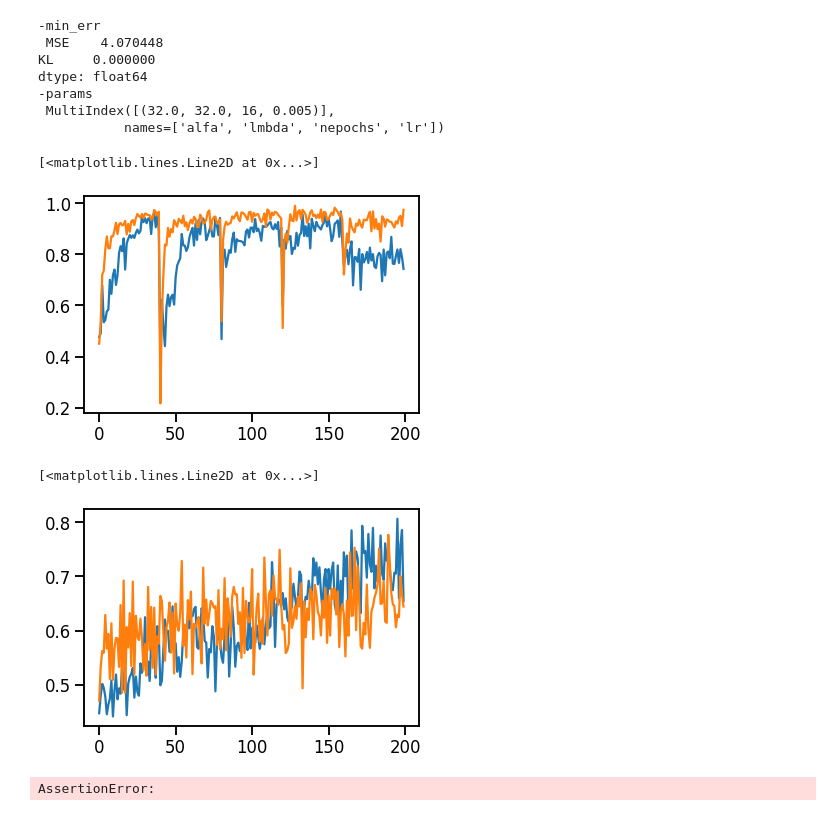
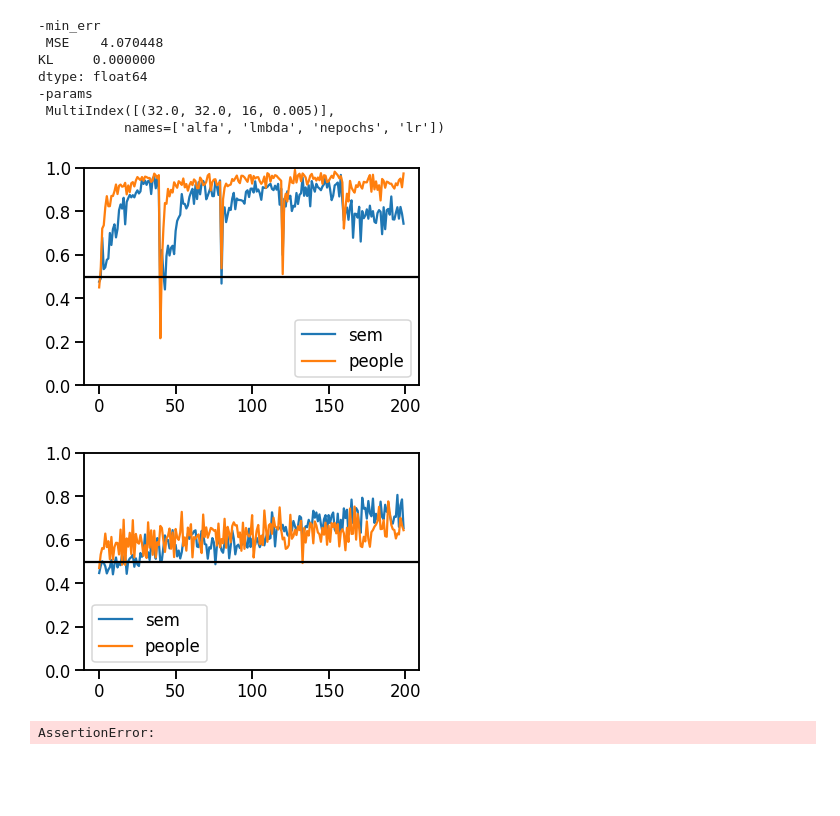
Before and after one commit to andrebeu/SEMCSW, a Jupyter notebook: NB-gs_analysis.ipynb, the cells around one changed output. Drawn from its saved outputs; the diff is of its cells as text; code cells hidden in the pictures; blank space fills up the shorter version.

```diff
--- a/NB-gs_analysis.ipynb
+++ b/NB-gs_analysis.ipynb
@@ -183,17 +181,23 @@ dtype: float64
  MultiIndex([(32.0, 32.0, 16, 0.005)],
            names=['alfa', 'lmbda', 'nepochs', 'lr'])
 # %%
-plt.plot(acc_df.loc[('blocked',*minimizing_params[0]),:].mu.values)
-plt.plot(human_blocked_M)
+plt.plot(acc_df.loc[('blocked',*minimizing_params[0]),:].mu.values,label='sem')
+plt.plot(human_blocked_M,label='people')
+plt.ylim(0,1)
+plt.axhline(0.5,c='k')
+plt.legend()
+plt.savefig('figures/sem1-blocked')
 # %% [output]
-[<matplotlib.lines.Line2D at 0x...>]
-[figure, old version]
+[figure, new version]
 # %%
-plt.plot(acc_df.loc[('interleaved',*minimizing_params[0]),:].mu.values)
-plt.plot(human_interleaved_M)
+plt.plot(acc_df.loc[('interleaved',*minimizing_params[0]),:].mu.values,label='sem')
+plt.plot(human_interleaved_M,label='people')
+plt.ylim(0,1)
+plt.axhline(0.5,c='k')
+plt.legend()
+plt.savefig('figures/sem1-intrlv')
 # %% [output]
-[<matplotlib.lines.Line2D at 0x...>]
-[figure, old version]
+[figure, new version]
 # %%
 assert False
 # %% [output]
```
Also changed, not shown: parts of 1 cell of this notebook, 2 other files.
